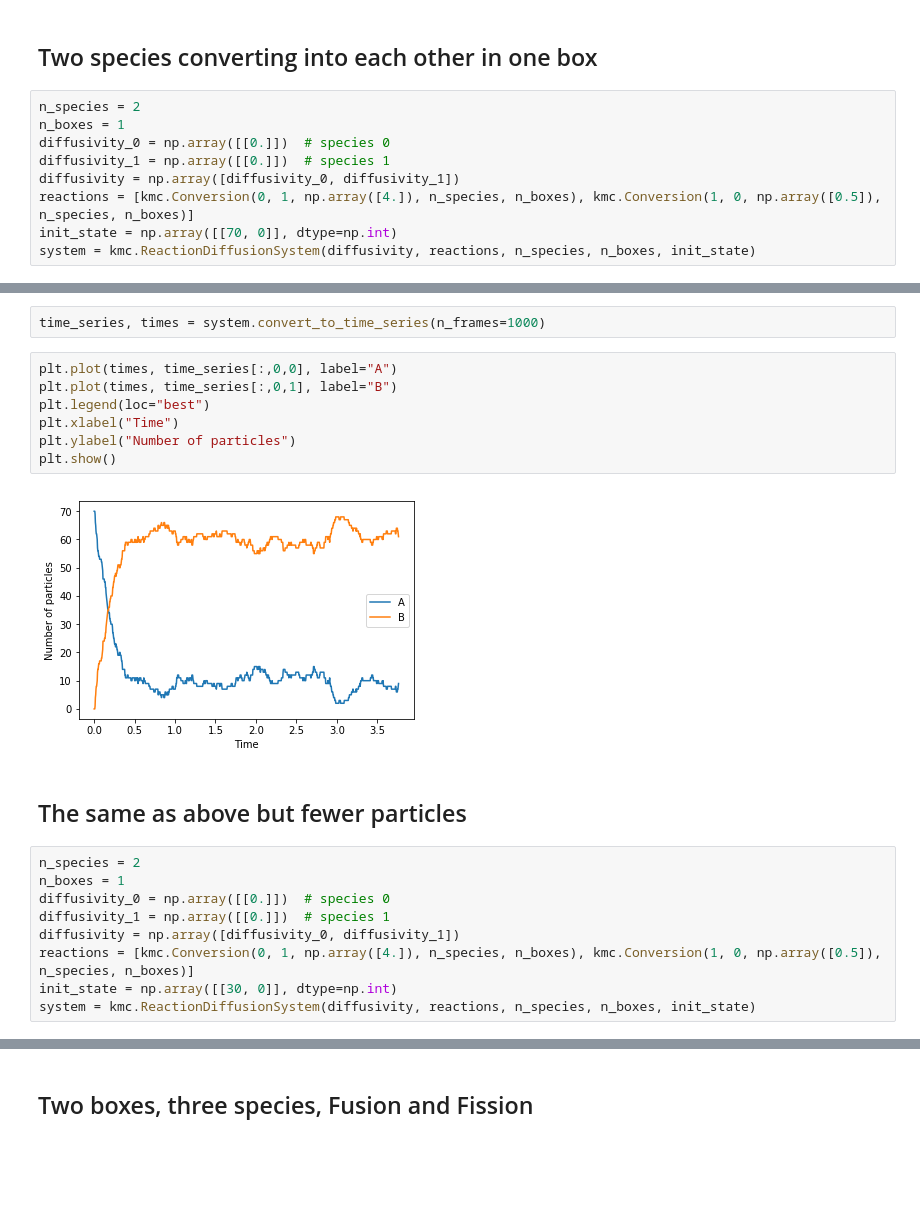
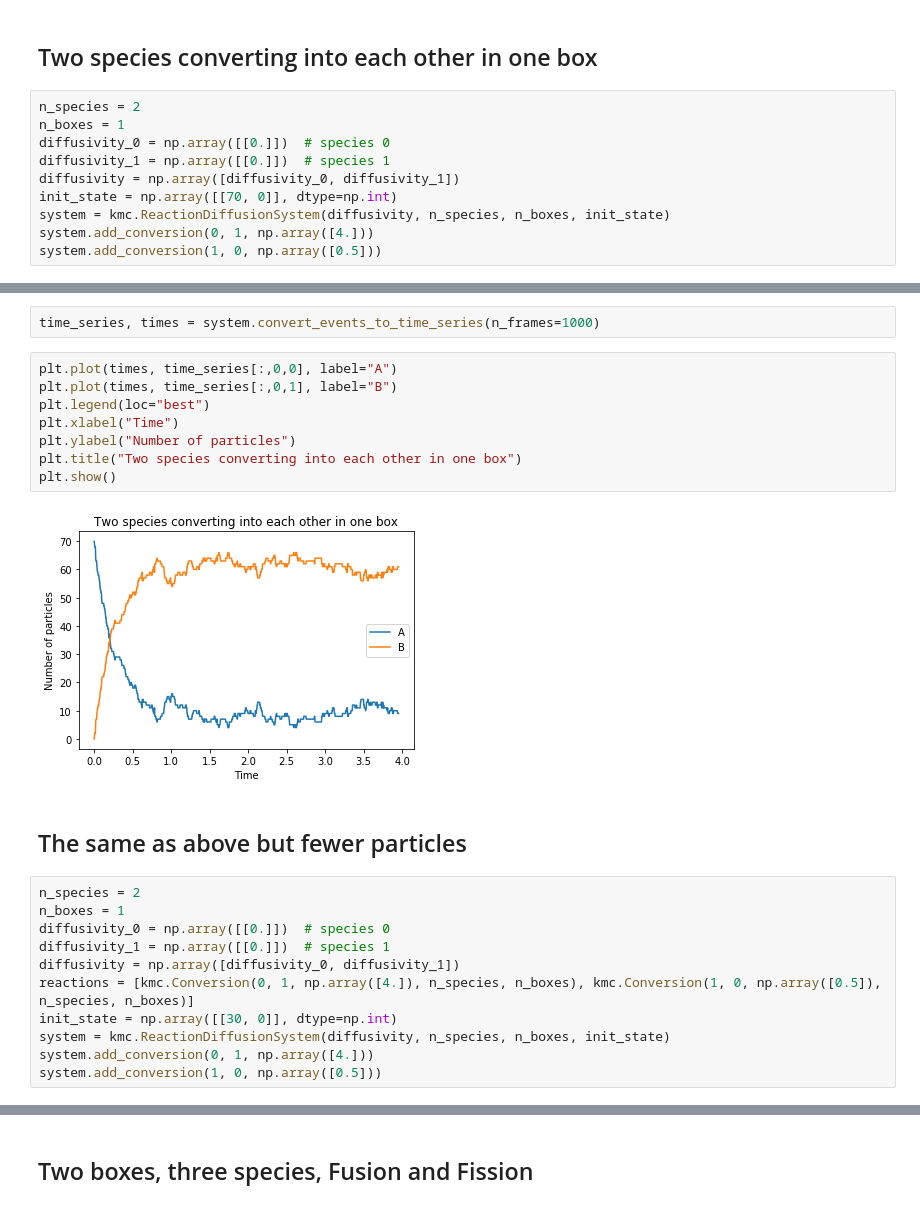
Before and after one commit to readdy/readdy_learn, a Jupyter notebook: generate/show_kinetic_monte_carlo.ipynb, the cells around one changed output, grey strips where cells are left out. Drawn from its saved outputs; the diff is of its cells as text; blank space fills up the shorter version.

```diff
--- a/generate/show_kinetic_monte_carlo.ipynb
+++ b/generate/show_kinetic_monte_carlo.ipynb
@@ -12,9 +12,10 @@ n_boxes = 1
 diffusivity_0 = np.array([[0.]])  # species 0
 diffusivity_1 = np.array([[0.]])  # species 1
 diffusivity = np.array([diffusivity_0, diffusivity_1])
-reactions = [kmc.Conversion(0, 1, np.array([4.]), n_species, n_boxes), kmc.Conversion(1, 0, np.array([0.5]), n_species, n_boxes)]
 init_state = np.array([[70, 0]], dtype=np.int)
-system = kmc.ReactionDiffusionSystem(diffusivity, reactions, n_species, n_boxes, init_state)
+system = kmc.ReactionDiffusionSystem(diffusivity, n_species, n_boxes, init_state)
+system.add_conversion(0, 1, np.array([4.]))
+system.add_conversion(1, 0, np.array([0.5]))
 # %%
 system.simulate(300)
 # %% [output]
@@ -22,14 +23,15 @@ system.simulate(300)
 # %%
-time_series, times = system.convert_to_time_series(n_frames=1000)
+time_series, times = system.convert_events_to_time_series(n_frames=1000)
 # %%
 plt.plot(times, time_series[:,0,0], label="A")
 plt.plot(times, time_series[:,0,1], label="B")
 plt.legend(loc="best")
 plt.xlabel("Time")
 plt.ylabel("Number of particles")
+plt.title("Two species converting into each other in one box")
 plt.show()
 # %% [output]
-[figure, old version]
+[figure, new version]
 # %% [markdown]
 ## The same as above but fewer particles
 # %%
@@ -40,7 +42,9 @@ diffusivity_1 = np.array([[0.]])  # species 1
 diffusivity = np.array([diffusivity_0, diffusivity_1])
 reactions = [kmc.Conversion(0, 1, np.array([4.]), n_species, n_boxes), kmc.Conversion(1, 0, np.array([0.5]), n_species, n_boxes)]
 init_state = np.array([[30, 0]], dtype=np.int)
-system = kmc.ReactionDiffusionSystem(diffusivity, reactions, n_species, n_boxes, init_state)
+system = kmc.ReactionDiffusionSystem(diffusivity, n_species, n_boxes, init_state)
+system.add_conversion(0, 1, np.array([4.]))
+system.add_conversion(1, 0, np.array([0.5]))
 # %%
 system.simulate(120)
 # %% [output]
```
Also changed, not shown: parts of 8 cells of this notebook, 2 other files.
